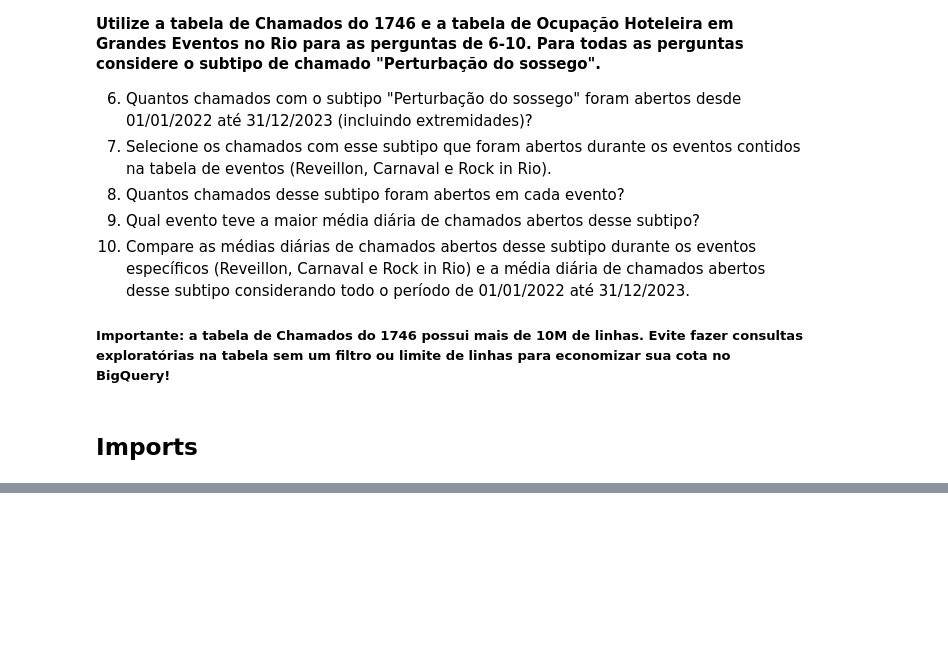
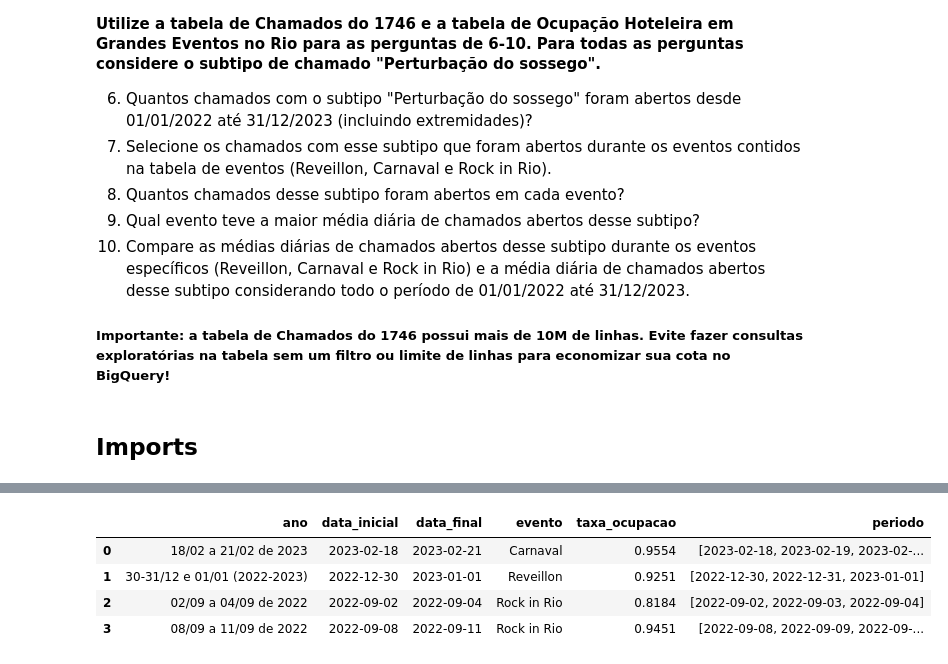
Before and after one commit to DS-Johnny/emd-desafio-junior-data-scientist, a Jupyter notebook: analise_python.ipynb, the cells around one changed output, grey strips where cells are left out. Drawn from its saved outputs; the diff is of its cells as text; code cells hidden in the pictures; blank space fills up the shorter version.

```diff
--- a/analise_python.ipynb
+++ b/analise_python.ipynb
@@ -25,0 +42,15 @@
+# %%
+# Função para gerar a lista de datas
+def gerar_lista_datas(row):
+    return pd.date_range(start=row['data_inicial'], end=row['data_final']).strftime('%Y-%m-%d').tolist()
+
+# Aplicando a função em cada linha do DataFrame
+#datas = ocup.apply(gerar_lista_datas, axis=1)
+ocup['periodo'] = ocup.apply(gerar_lista_datas, axis=1)
+ocup
+# %% [output]
+|  | ano | data_inicial | data_final | evento | taxa_ocupacao | periodo |
+| 0 | 18/02 a 21/02 de 2023 | 2023-02-18 | 2023-02-21 | Carnaval | 0.9554 | [2023-02-18, 2023-02-19, 2023-02-... |
+| 1 | 30-31/12 e 01/01 (2022-2023) | 2022-12-30 | 2023-01-01 | Reveillon | 0.9251 | [2022-12-30, 2022-12-31, 2023-01-01] |
+| 2 | 02/09 a 04/09 de 2022 | 2022-09-02 | 2022-09-04 | Rock in Rio | 0.8184 | [2022-09-02, 2022-09-03, 2022-09-04] |
+| 3 | 08/09 a 11/09 de 2022 | 2022-09-08 | 2022-09-11 | Rock in Rio | 0.9451 | [2022-09-08, 2022-09-09, 2022-09-... |
```
Also changed, not shown: parts of 34 cells of this notebook.
